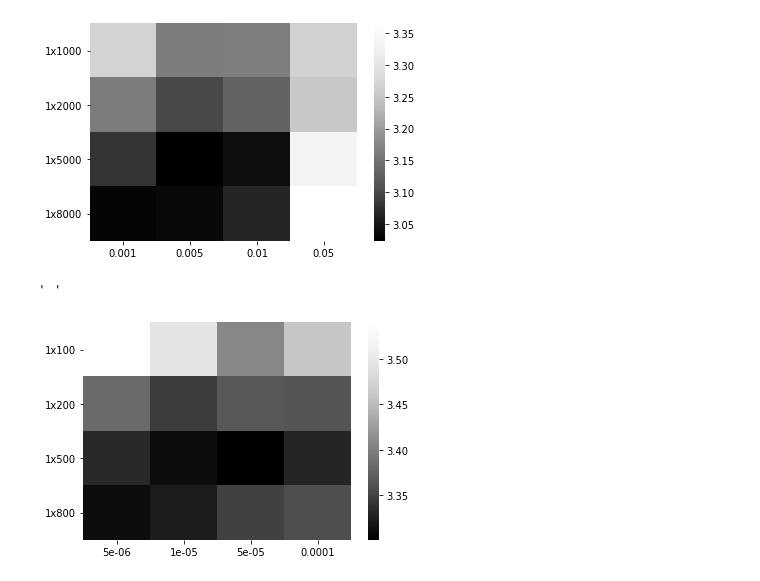
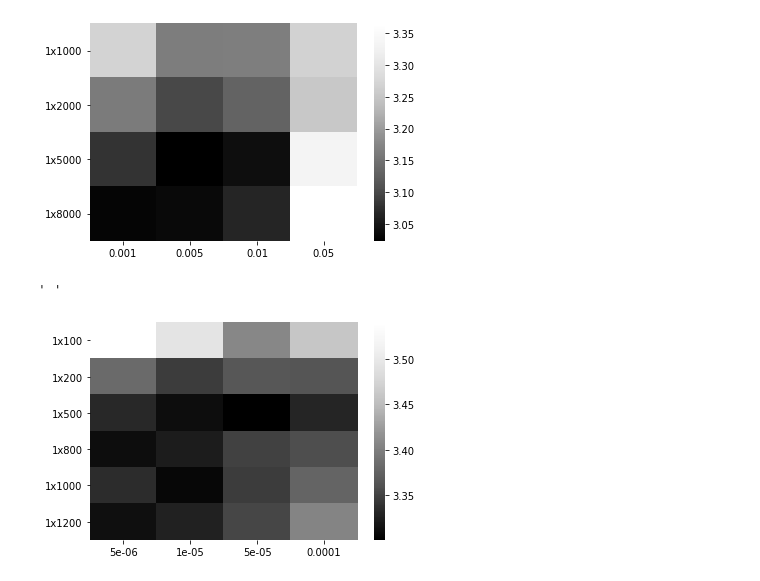
Before and after one commit to FeLusiani/ML_Project, a Jupyter notebook: MLCode/ExtremeLearning.ipynb, the cells around one changed output. Cells and saved outputs as stored; diff of their text form; code cells hidden in the pictures.

```diff
--- a/MLCode/ExtremeLearning.ipynb
+++ b/MLCode/ExtremeLearning.ipynb
@@ -16,13 +16,14 @@ X_dev, Y_dev = np_cup_TR(df, test=False)
 
 layers_list = [
     [10, 1000],
-    [10, 200]
+    [10, 2000],
+    [10, 5000],
+    [10, 8000],
 ]
 torch.set_grad_enabled(False)
 
-# alpha_list = [0.01, 0.05, 0.1, 0.5]
-alpha_list = [0.000005, 0.00001, 0.00005, 0.0001]
-function_list = ['Sigmoid']
+alpha_list = [0.01, 0.05, 0.1, 0.5]
+function_list = ['LeakyRelu', 'Sigmoid']
 
 HP_list = itertools.product(layers_list, alpha_list, function_list)
 results = []
@@ -78,12 +79,12 @@ plt.yticks(rotation=0)
 # %%
 df2 = df.loc[df['activation_f'] == 'Sigmoid']
 df2 = df2.sort_values(by=['n_layers', 'size', 'alpha'])
 array = df2['MEE_mean'].to_numpy()
 array = array.reshape(-1, 4)
-yticklabels = ['1x100', '1x200', '1x500', '1x800']
+yticklabels = ['1x100', '1x200', '1x500', '1x800', '1x1000', '1x1200']
 sns.heatmap(array, xticklabels=alpha_list, yticklabels=yticklabels,cmap='Greys_r')
 plt.yticks(rotation=0)
 ' '
 # %% [output]
 ' '
-[figure, old version]
+[figure, new version]
```
Also changed, not shown: parts of 1 cell of this notebook.
